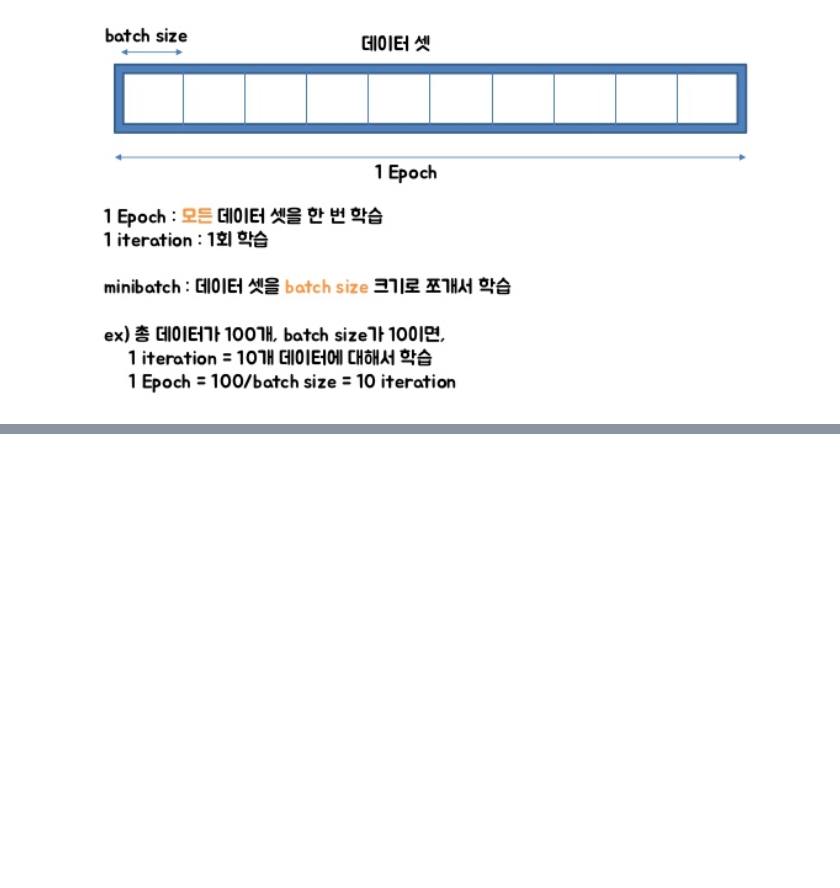
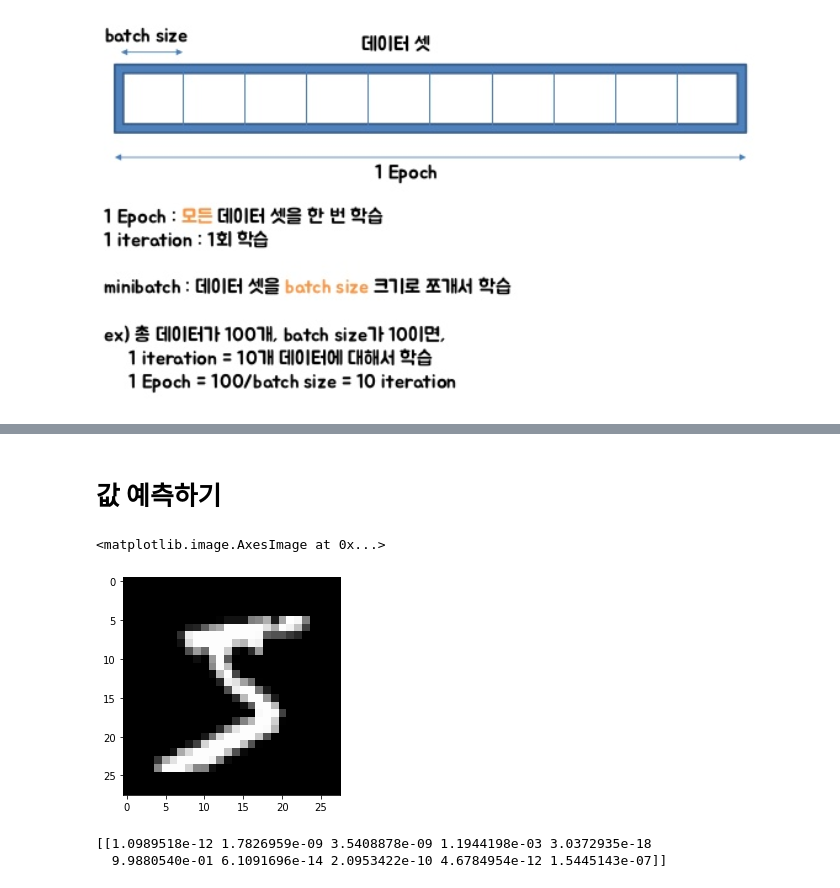
Before and after one commit to rlfwo93/machine-learning, a Jupyter notebook: tensorflow2.0.ipynb, the cells around one changed output, grey strips where cells are left out. Drawn from its saved outputs; the diff is of its cells as text; code cells hidden in the pictures; blank space fills up the shorter version.

```diff
--- a/tensorflow2.0.ipynb
+++ b/tensorflow2.0.ipynb
@@ -177,0 +190,12 @@ Epoch 5/5
+# %% [markdown]
+# **값 예측하기**
+# %%
+plt.imshow(x_train[0],cmap = "gray")
+# %% [output]
+<matplotlib.image.AxesImage at 0x...>
+[figure, added]
+# %%
+print(model.predict(x_train[0].reshape(1,28,28)))
+# %% [output]
+[[1.0989518e-12 1.7826959e-09 3.5408878e-09 1.1944198e-03 3.0372935e-18
+  9.9880540e-01 6.1091696e-14 2.0953422e-10 4.6784954e-12 1.5445143e-07]]
```
Also changed, not shown: parts of 4 cells of this notebook.
